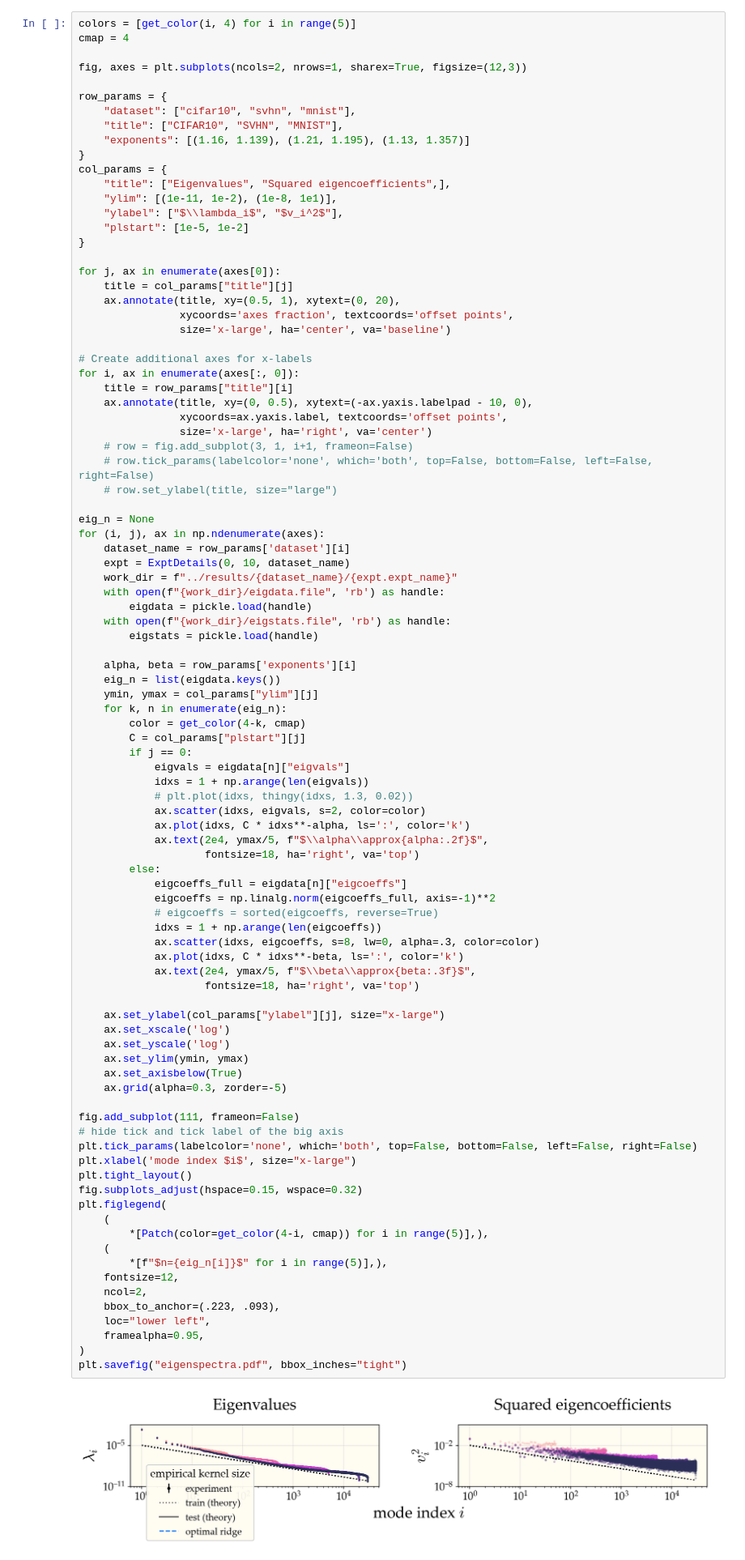
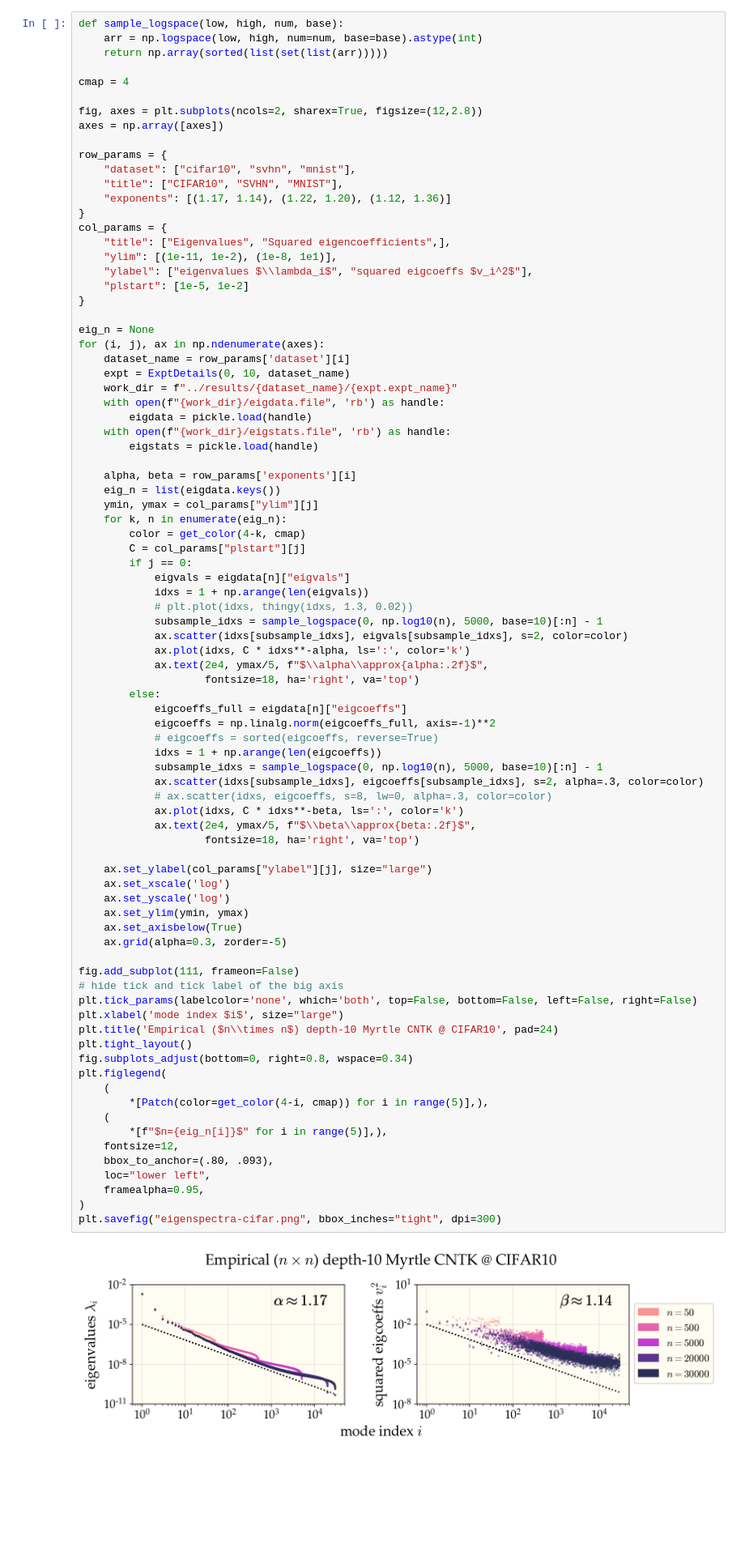
Before and after one commit to dkarkada/more-is-better, a Jupyter notebook: plots/plotting.ipynb, the cells around one changed output. Shown at 81% size. Cells and saved outputs as stored; diff of their text form; blank space fills up the shorter version.

Commit message:
made plots :)

```diff
--- a/plots/plotting.ipynb
+++ b/plots/plotting.ipynb
@@ -467,36 +468,24 @@ plt.savefig("eigenspectra.pdf", bbox_inches="tight")
 # %%
-colors = [get_color(i, 4) for i in range(5)]
+def sample_logspace(low, high, num, base):
+    arr = np.logspace(low, high, num=num, base=base).astype(int)
+    return np.array(sorted(list(set(list(arr)))))
+
 cmap = 4
 
-fig, axes = plt.subplots(ncols=2, nrows=1, sharex=True, figsize=(12,3))
+fig, axes = plt.subplots(ncols=2, sharex=True, figsize=(12,2.8))
+axes = np.array([axes])
 
 row_params = {
     "dataset": ["cifar10", "svhn", "mnist"],
     "title": ["CIFAR10", "SVHN", "MNIST"],
-    "exponents": [(1.16, 1.139), (1.21, 1.195), (1.13, 1.357)]
+    "exponents": [(1.17, 1.14), (1.22, 1.20), (1.12, 1.36)]
 }
 col_params = {
     "title": ["Eigenvalues", "Squared eigencoefficients",],
     "ylim": [(1e-11, 1e-2), (1e-8, 1e1)],
-    "ylabel": ["$\\lambda_i$", "$v_i^2$"],
+    "ylabel": ["eigenvalues $\\lambda_i$", "squared eigcoeffs $v_i^2$"],
     "plstart": [1e-5, 1e-2]
 }
-
-for j, ax in enumerate(axes[0]):
-    title = col_params["title"][j]
-    ax.annotate(title, xy=(0.5, 1), xytext=(0, 20),
-                xycoords='axes fraction', textcoords='offset points',
-                size='x-large', ha='center', va='baseline')
-
-# Create additional axes for x-labels
-for i, ax in enumerate(axes[:, 0]):
-    title = row_params["title"][i]
-    ax.annotate(title, xy=(0, 0.5), xytext=(-ax.yaxis.labelpad - 10, 0),
-                xycoords=ax.yaxis.label, textcoords='offset points',
-                size='x-large', ha='right', va='center')
-    # row = fig.add_subplot(3, 1, i+1, frameon=False)
-    # row.tick_params(labelcolor='none', which='both', top=False, bottom=False, left=False, right=False)
-    # row.set_ylabel(title, size="large")
 
 eig_n = None
 for (i, j), ax in np.ndenumerate(axes):
@@ -518,44 +507,47 @@ for (i, j), ax in np.ndenumerate(axes):
             eigvals = eigdata[n]["eigvals"]
             idxs = 1 + np.arange(len(eigvals))
             # plt.plot(idxs, thingy(idxs, 1.3, 0.02))
-            ax.scatter(idxs, eigvals, s=2, color=color)
+            subsample_idxs = sample_logspace(0, np.log10(n), 5000, base=10)[:n] - 1
+            ax.scatter(idxs[subsample_idxs], eigvals[subsample_idxs], s=2, color=color)
             ax.plot(idxs, C * idxs**-alpha, ls=':', color='k')
             ax.text(2e4, ymax/5, f"$\\alpha\\approx{alpha:.2f}$",
                     fontsize=18, ha='right', va='top')
         else:
             eigcoeffs_full = eigdata[n]["eigcoeffs"]
             eigcoeffs = np.linalg.norm(eigcoeffs_full, axis=-1)**2
             # eigcoeffs = sorted(eigcoeffs, reverse=True)
             idxs = 1 + np.arange(len(eigcoeffs))
-            ax.scatter(idxs, eigcoeffs, s=8, lw=0, alpha=.3, color=color)
+            subsample_idxs = sample_logspace(0, np.log10(n), 5000, base=10)[:n] - 1
+            ax.scatter(idxs[subsample_idxs], eigcoeffs[subsample_idxs], s=2, alpha=.3, color=color)
+            # ax.scatter(idxs, eigcoeffs, s=8, lw=0, alpha=.3, color=color)
             ax.plot(idxs, C * idxs**-beta, ls=':', color='k')
-            ax.text(2e4, ymax/5, f"$\\beta\\approx{beta:.3f}$",
+            ax.text(2e4, ymax/5, f"$\\beta\\approx{beta:.2f}$",
                     fontsize=18, ha='right', va='top')
 
-    ax.set_ylabel(col_params["ylabel"][j], size="x-large")
+    ax.set_ylabel(col_params["ylabel"][j], size="large")
     ax.set_xscale('log')
     ax.set_yscale('log')
     ax.set_ylim(ymin, ymax)
     ax.set_axisbelow(True)
     ax.grid(alpha=0.3, zorder=-5)
 
 fig.add_subplot(111, frameon=False)
 # hide tick and tick label of the big axis
 plt.tick_params(labelcolor='none', which='both', top=False, bottom=False, left=False, right=False)
-plt.xlabel('mode index $i$', size="x-large")
+plt.xlabel('mode index $i$', size="large")
+plt.title('Empirical ($n\\times n$) depth-10 Myrtle CNTK @ CIFAR10', pad=24)
 plt.tight_layout()
-fig.subplots_adjust(hspace=0.15, wspace=0.32)
+fig.subplots_adjust(bottom=0, right=0.8, wspace=0.34)
 plt.figlegend(
     (
         *[Patch(color=get_color(4-i, cmap)) for i in range(5)],),
     (
         *[f"$n={eig_n[i]}$" for i in range(5)],),
     fontsize=12,
-    ncol=2,
-    bbox_to_anchor=(.223, .093),
+    bbox_to_anchor=(.80, .093),
     loc="lower left",
     framealpha=0.95,
 )
-plt.savefig("eigenspectra.pdf", bbox_inches="tight")
+plt.savefig("eigenspectra-cifar.png", bbox_inches="tight", dpi=300)
 # %% [output]
-[figure, old version]
+[figure, new version]
```
Also changed, not shown: parts of 7 cells of this notebook, 9 other files.
